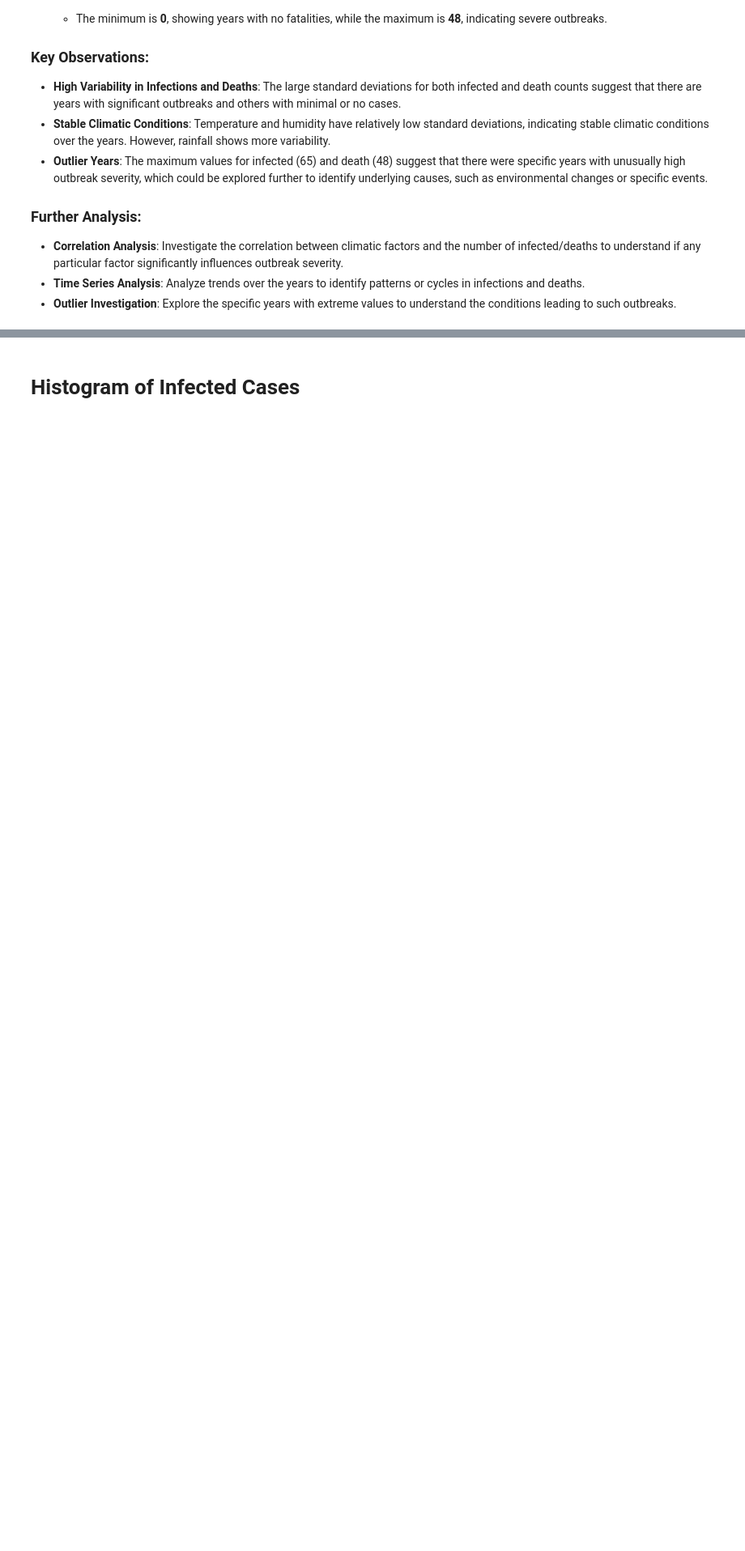
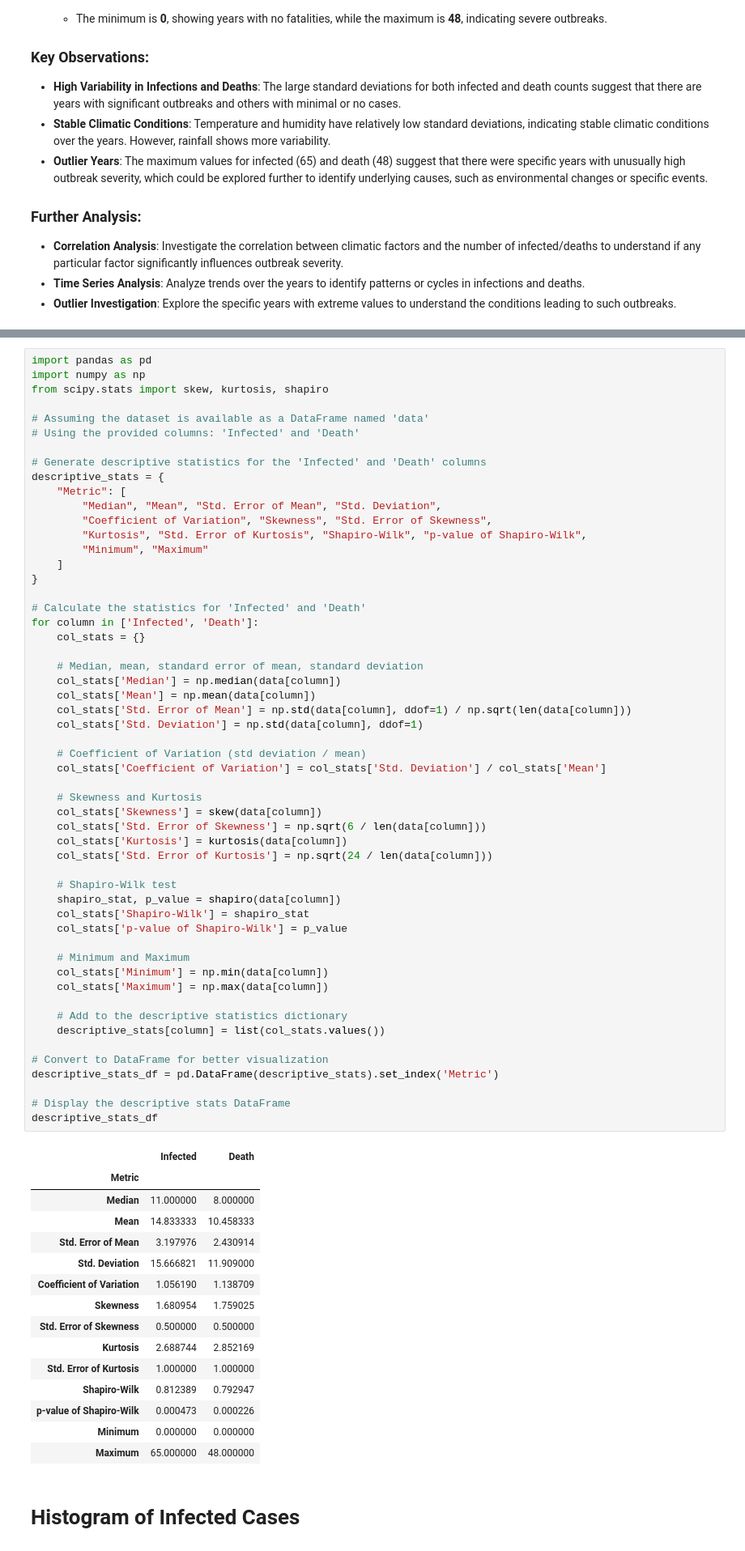
Before and after one commit to awnonbhowmik/NiV-Data-Analysis, a Jupyter notebook: analysis3.ipynb, the cells around one changed output, grey strips where cells are left out. Shown at 81% size. Drawn from its saved outputs; the diff is of its cells as text; blank space fills up the shorter version.

Commit message:
Detailed Stats of infected and death

```diff
--- a/analysis3.ipynb
+++ b/analysis3.ipynb
@@ -109,3 +111,73 @@ data_summary
+# %%
+import pandas as pd
+import numpy as np
+from scipy.stats import skew, kurtosis, shapiro
+
+# Assuming the dataset is available as a DataFrame named 'data'
+# Using the provided columns: 'Infected' and 'Death'
+
+# Generate descriptive statistics for the 'Infected' and 'Death' columns
+descriptive_stats = {
+    "Metric": [
+        "Median", "Mean", "Std. Error of Mean", "Std. Deviation",
+        "Coefficient of Variation", "Skewness", "Std. Error of Skewness",
+        "Kurtosis", "Std. Error of Kurtosis", "Shapiro-Wilk", "p-value of Shapiro-Wilk",
+        "Minimum", "Maximum"
+    ]
+}
+
+# Calculate the statistics for 'Infected' and 'Death'
+for column in ['Infected', 'Death']:
+    col_stats = {}
+
+    # Median, mean, standard error of mean, standard deviation
+    col_stats['Median'] = np.median(data[column])
+    col_stats['Mean'] = np.mean(data[column])
+    col_stats['Std. Error of Mean'] = np.std(data[column], ddof=1) / np.sqrt(len(data[column]))
+    col_stats['Std. Deviation'] = np.std(data[column], ddof=1)
+
+    # Coefficient of Variation (std deviation / mean)
+    col_stats['Coefficient of Variation'] = col_stats['Std. Deviation'] / col_stats['Mean']
+
+    # Skewness and Kurtosis
+    col_stats['Skewness'] = skew(data[column])
+    col_stats['Std. Error of Skewness'] = np.sqrt(6 / len(data[column]))
+    col_stats['Kurtosis'] = kurtosis(data[column])
+    col_stats['Std. Error of Kurtosis'] = np.sqrt(24 / len(data[column]))
+
+    # Shapiro-Wilk test
+    shapiro_stat, p_value = shapiro(data[column])
+    col_stats['Shapiro-Wilk'] = shapiro_stat
+    col_stats['p-value of Shapiro-Wilk'] = p_value
+
+    # Minimum and Maximum
+    col_stats['Minimum'] = np.min(data[column])
+    col_stats['Maximum'] = np.max(data[column])
+
+    # Add to the descriptive statistics dictionary
+    descriptive_stats[column] = list(col_stats.values())
+
+# Convert to DataFrame for better visualization
+descriptive_stats_df = pd.DataFrame(descriptive_stats).set_index('Metric')
+
+# Display the descriptive stats DataFrame
+descriptive_stats_df
+# %% [output]
+|  | Infected | Death |
+| Metric |  |  |
+| Median | 11.000000 | 8.000000 |
+| Mean | 14.833333 | 10.458333 |
+| Std. Error of Mean | 3.197976 | 2.430914 |
+| Std. Deviation | 15.666821 | 11.909000 |
+| Coefficient of Variation | 1.056190 | 1.138709 |
+| Skewness | 1.680954 | 1.759025 |
+| Std. Error of Skewness | 0.500000 | 0.500000 |
+| Kurtosis | 2.688744 | 2.852169 |
+| Std. Error of Kurtosis | 1.000000 | 1.000000 |
+| Shapiro-Wilk | 0.812389 | 0.792947 |
+| p-value of Shapiro-Wilk | 0.000473 | 0.000226 |
+| Minimum | 0.000000 | 0.000000 |
+| Maximum | 65.000000 | 48.000000 |
 # %% [markdown]
 # Histogram of Infected Cases
 # %%
```
Also changed, not shown: parts of 10 cells of this notebook, 14 other files.
